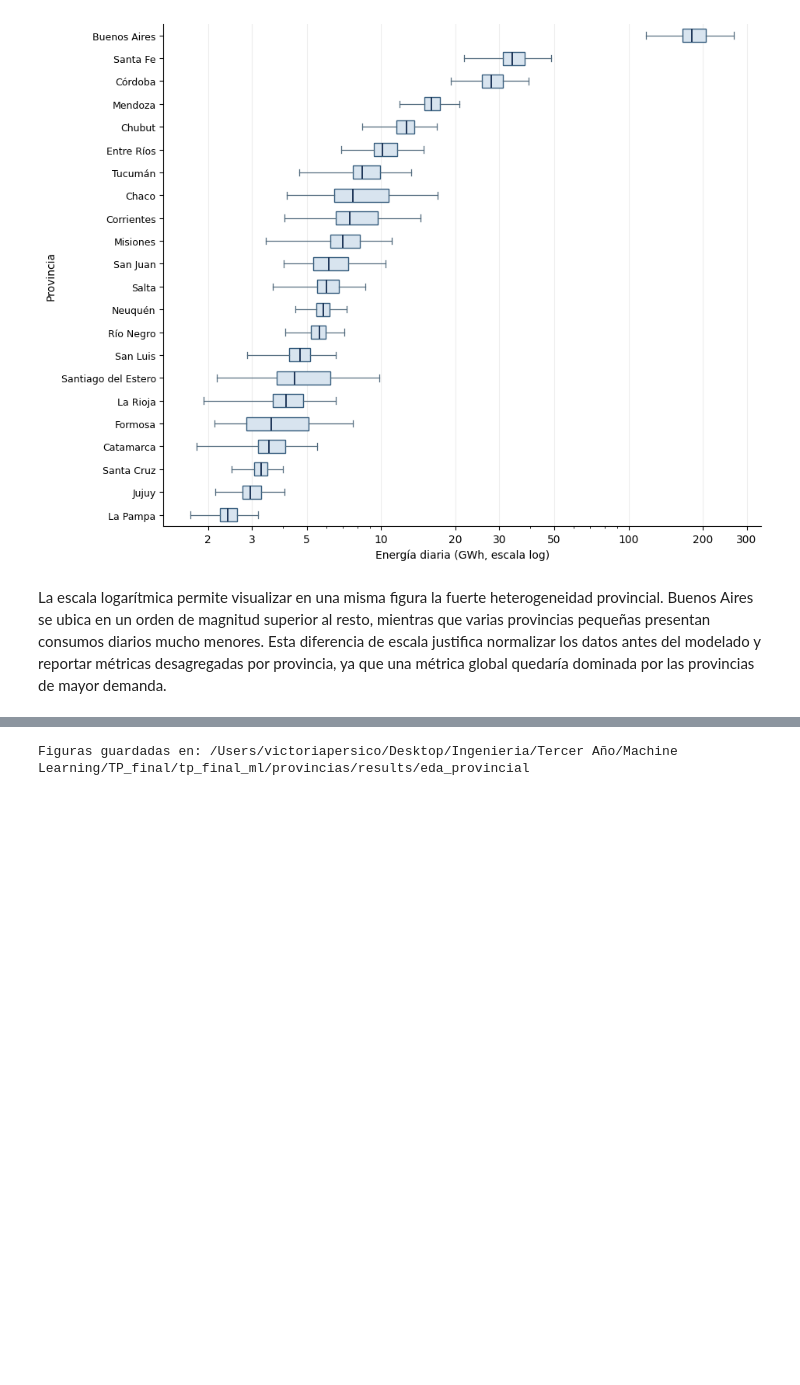
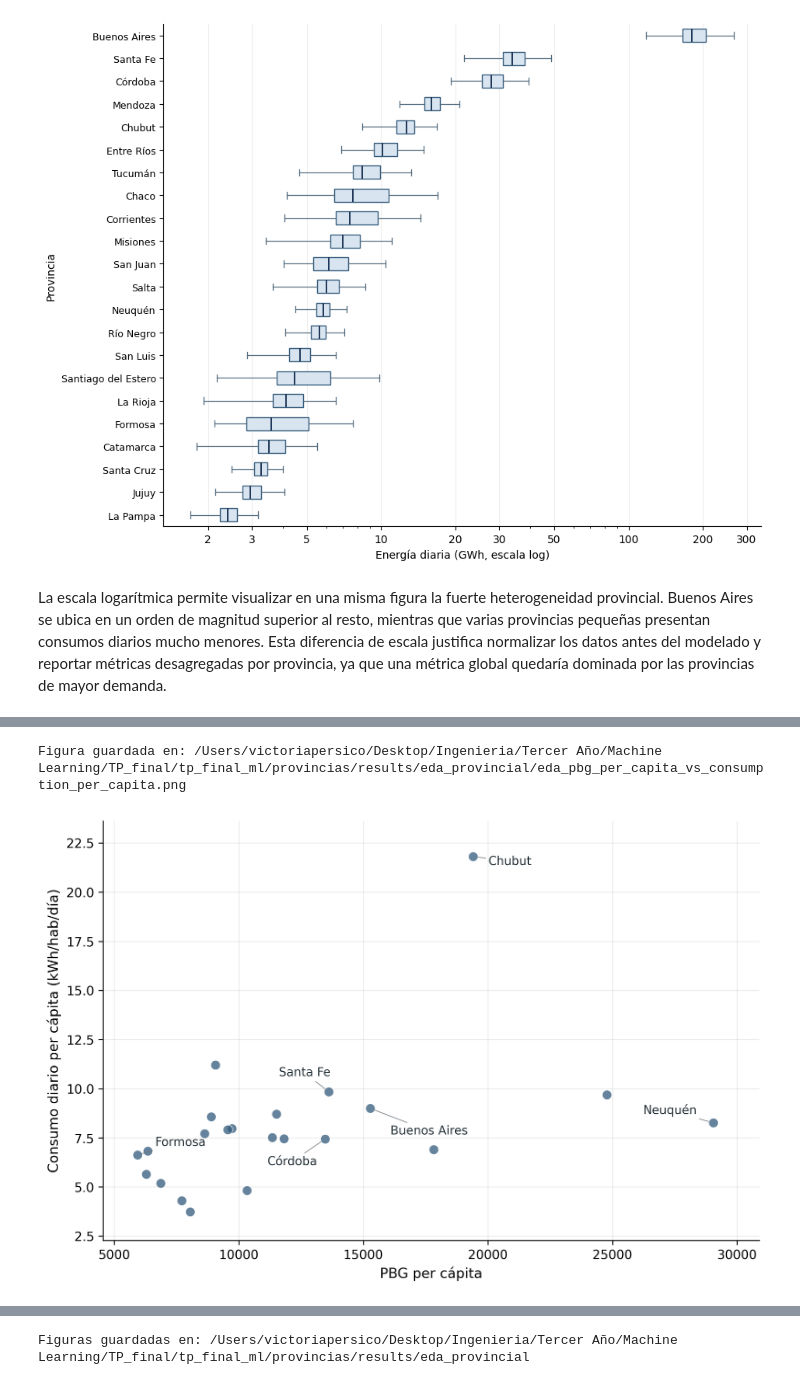
Before and after one commit to biancapaz/tp_final_ml, a Jupyter notebook: provincias/notebooks/eda_provincial.ipynb, the cells around one changed output, grey strips where cells are left out. Saved outputs shown, nothing was run; the diff lists cells and outputs as text; code cells hidden in the pictures; blank space fills up the shorter version.

Commit message:
Corrijo erroes de CVAE B pruebas de ruido, aumento tamaño gráficos EDA, genero gráfico variables contextuales para eda, pbg per capita vs consumo per capita

```diff
--- a/provincias/notebooks/eda_provincial.ipynb
+++ b/provincias/notebooks/eda_provincial.ipynb
@@ -619,0 +623,14 @@ La escala logarítmica permite visualizar en una misma figura la fuerte heteroge
+# %%
+plot_report_pbg_per_capita_vs_consumption_per_capita(
+    hourly_demand,
+    indicators,
+    output_dir=report_eda_output_dir,
+);
+
+print(
+    "Figura guardada en: "
+    f"{report_eda_output_dir / 'eda_pbg_per_capita_vs_consumption_per_capita.png'}"
+)
+# %% [output]
+Figura guardada en: /Users/victoriapersico/Desktop/Ingenieria/Tercer Año/Machine Learning/TP_final/tp_final_ml/provincias/results/eda_provincial/eda_pbg_per_capita_vs_consumption_per_capita.png
+[figure, added]
```
Also changed, not shown: parts of 3 cells of this notebook, 10 other files.
